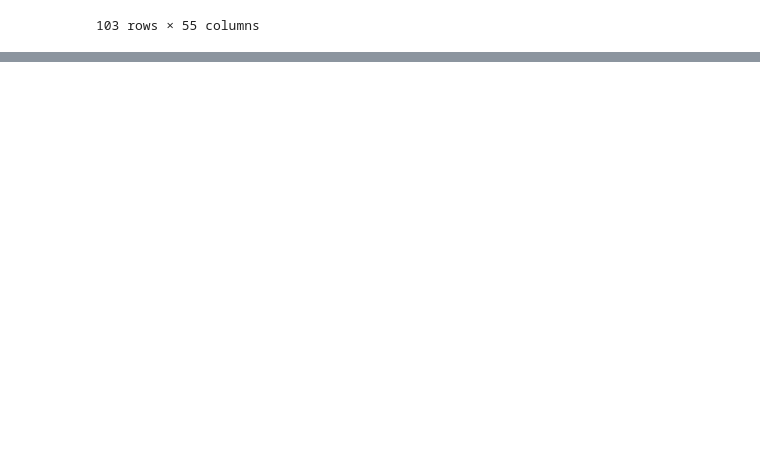
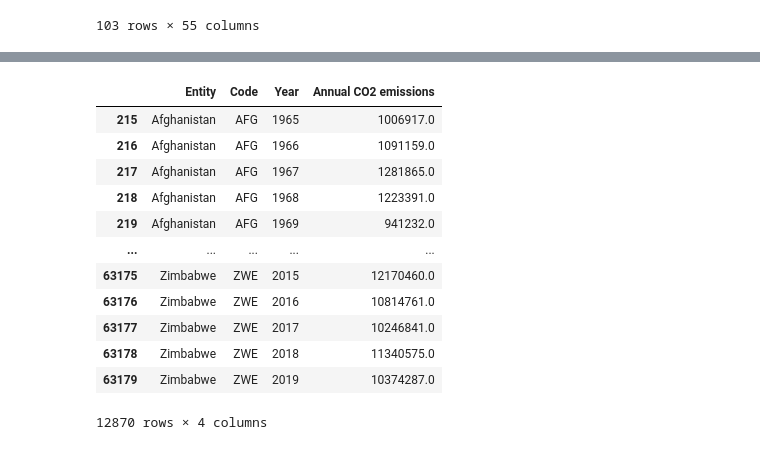
Before and after one commit to yuyhong23/One-Hot_Future, a Jupyter notebook: data_cleaning.ipynb, the cells around one changed output, grey strips where cells are left out. Drawn from its saved outputs; the diff is of its cells as text; code cells hidden in the pictures; blank space fills up the shorter version.

```diff
--- a/data_cleaning.ipynb
+++ b/data_cleaning.ipynb
@@ -564,0 +567,4 @@ bp_nonrewablec
+# %%
+# Extract wanted columns and row
+co2_transform = co2_df.copy()
+co2_transform
@@ -564,0 +585,18 @@ bp_nonrewablec
+# %%
+# Extract year after 1964
+co2_transform = co2_transform[co2_transform.Year >1964]
+co2_transform
+# %% [output]
+|  | Entity | Code | Year | Annual CO2 emissions |
+| 215 | Afghanistan | AFG | 1965 | 1006917.0 |
+| 216 | Afghanistan | AFG | 1966 | 1091159.0 |
+| 217 | Afghanistan | AFG | 1967 | 1281865.0 |
+| 218 | Afghanistan | AFG | 1968 | 1223391.0 |
+| 219 | Afghanistan | AFG | 1969 | 941232.0 |
+| ... | ... | ... | ... | ... |
+| 63175 | Zimbabwe | ZWE | 2015 | 12170460.0 |
+| 63176 | Zimbabwe | ZWE | 2016 | 10814761.0 |
+| 63177 | Zimbabwe | ZWE | 2017 | 10246841.0 |
+| 63178 | Zimbabwe | ZWE | 2018 | 11340575.0 |
+| 63179 | Zimbabwe | ZWE | 2019 | 10374287.0 |
+12870 rows × 4 columns
```
Also changed, not shown: parts of 9 cells of this notebook, 1 other file.
